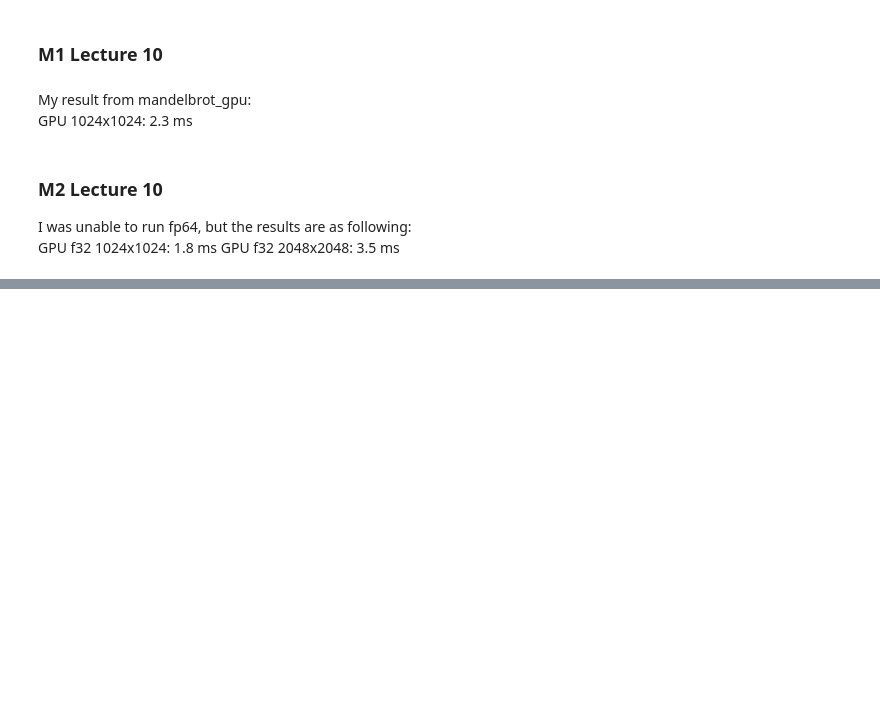
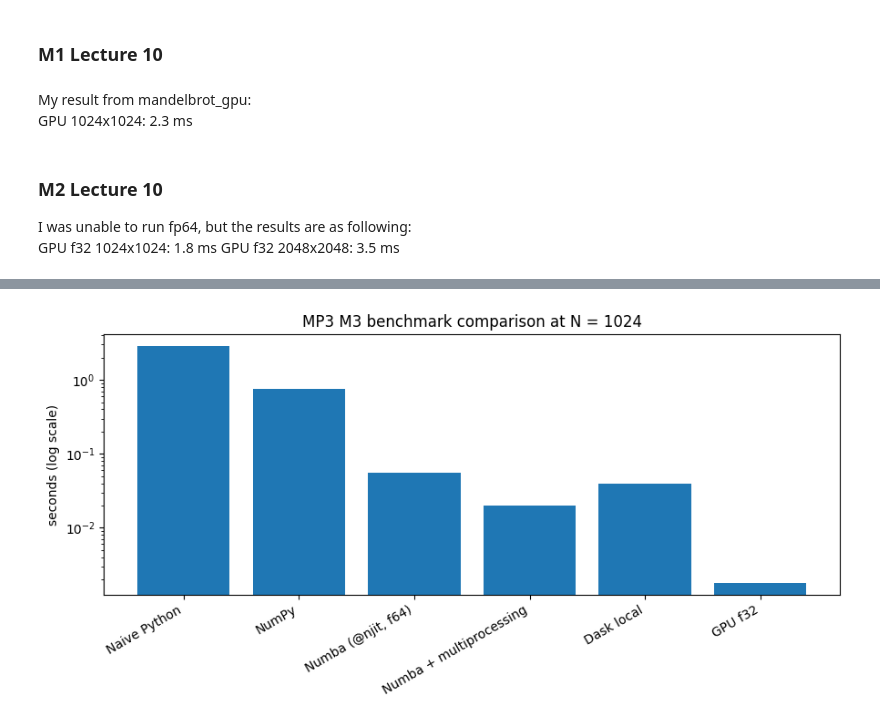
Before and after one commit to Niklas6862/NSC-mandelbrot, a Jupyter notebook: MP3.ipynb, the cells around one changed output, grey strips where cells are left out. Cells and saved outputs as stored; diff of their text form; code cells hidden in the pictures; blank space fills up the shorter version.

```diff
--- a/MP3.ipynb
+++ b/MP3.ipynb
@@ -162,0 +170,25 @@ GPU f32 2048x2048: 3.5 ms
+# %%
+import matplotlib.pyplot as plt
+import numpy as np
+
+benchmark_rows = [
+    {"implementation": "Naive Python", "N": 1024, "runtime_s": 2.843, "workers": "1 CPU core"},
+    {"implementation": "NumPy", "N": 1024, "runtime_s": 0.747, "workers": "1 CPU core"},
+    {"implementation": "Numba (@njit, f64)", "N": 1024, "runtime_s": 0.055, "workers": "1 CPU core"},
+    {"implementation": "Numba + multiprocessing", "N": 1024, "runtime_s": 0.020, "workers": "8 local worker processes"},
+    {"implementation": "Dask local", "N": 1024, "runtime_s": 0.040, "workers": "8 local worker processes"},
+    {"implementation": "GPU f32", "N": 1024, "runtime_s": 0.0018, "workers": "Apple GPU"},
+    {"implementation": "Dask cluster", "N": 4096, "runtime_s": 0.358, "workers": "2 worker VMs, 5 total worker processes"},
+    {"implementation": "GPU f32", "N": 2048, "runtime_s": 0.0035, "workers": "Apple GPU"},
+    {"implementation": "GPU f64", "N": 1024, "runtime_s": np.nan, "workers": "Unavailable on this Apple GPU"},
+]
+
+naive_1024 = next(row["runtime_s"] for row in benchmark_rows if row["implementation"] == "Naive Python" and row["N"] == 1024)
+
+print("Resolution | Implementation | Workers | Runtime (s) | Speedup vs naive@1024")
+for row in benchmark_rows:
+    runtime = row['runtime_s']
+    speedup = naive_1024 / runtime if np.isfinite(runtime) else np.nan
+    speedup_text = f"{speedup:.2f}x" if np.isfinite(speedup) else "n/a"
+    runtime_text = f"{runtime:.4f}" if np.isfinite(runtime) else "n/a"
+    print(f"{row['N']:10d} | {row['implementation']:24s} | {row['workers']:34s} | {runtime_text:>10s} | {speedup_text}")
@@ -162,0 +206,20 @@ GPU f32 2048x2048: 3.5 ms
+# %%
+plot_rows = [
+    row for row in benchmark_rows
+    if row['N'] == 1024 and np.isfinite(row['runtime_s']) and row['implementation'] != 'Dask cluster'
+]
+
+names = [row['implementation'] for row in plot_rows]
+times = [row['runtime_s'] for row in plot_rows]
+
+plt.figure(figsize=(9, 4.5))
+plt.bar(names, times)
+plt.yscale('log')
+plt.ylabel('seconds (log scale)')
+plt.title('MP3 M3 benchmark comparison at N = 1024')
+plt.xticks(rotation=30, ha='right')
+plt.tight_layout()
+plt.savefig('benchmark_mp3.png', dpi=150)
+plt.show()
+# %% [output]
+[figure, added]
```
Also changed, not shown: parts of 2 cells of this notebook, 1 other file.
